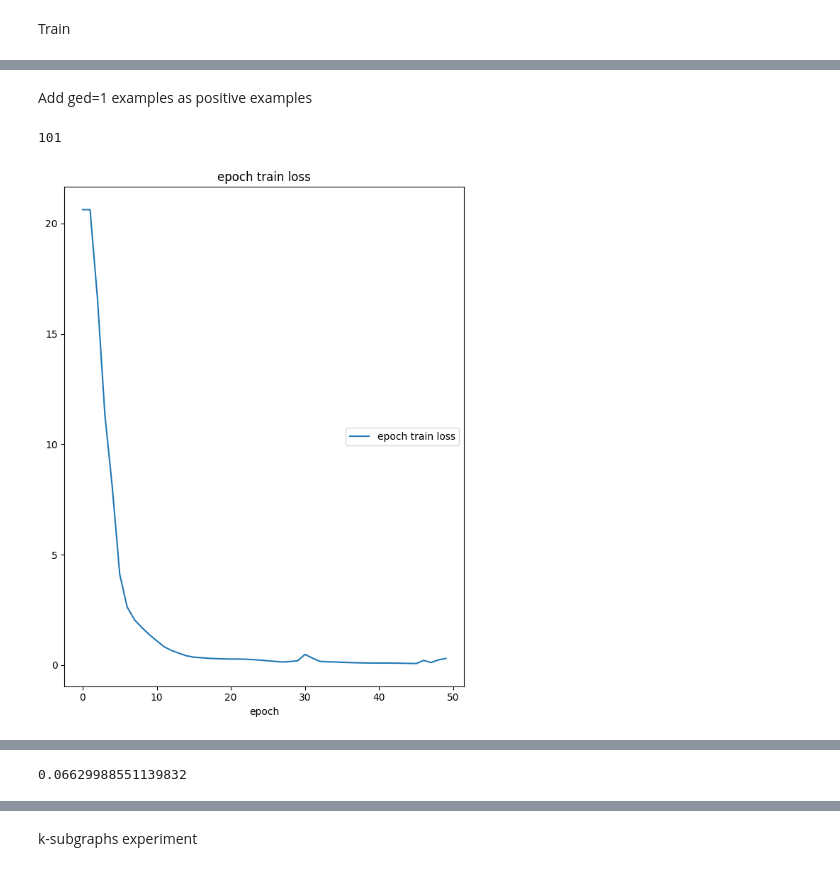
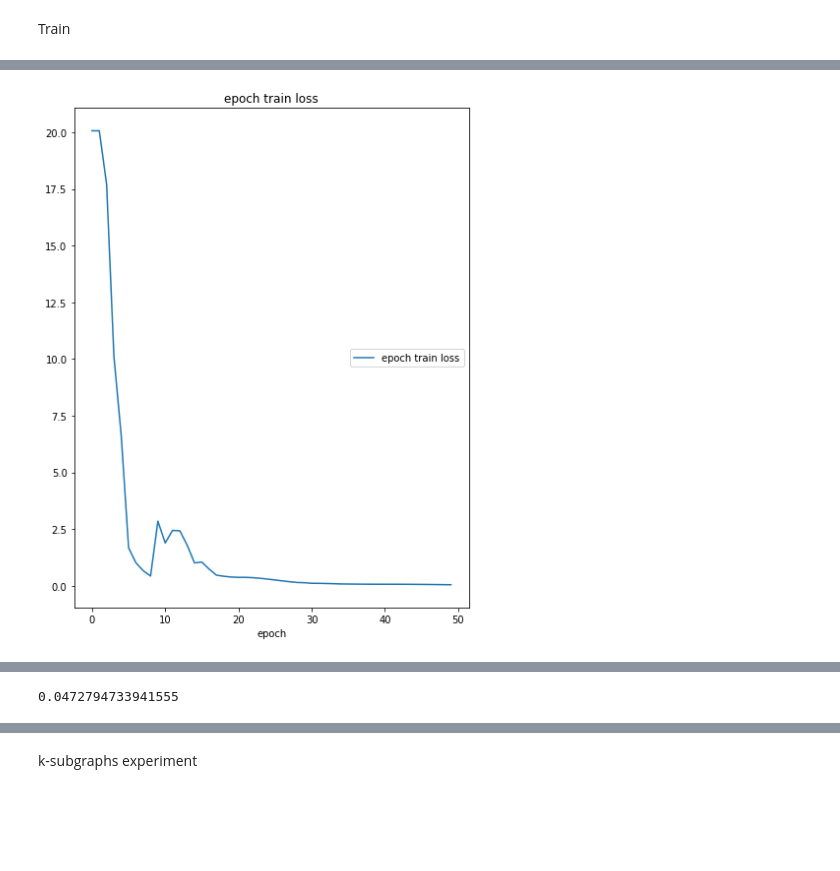
Before and after one commit to vistalab-technion/GraphMatching, a Jupyter notebook: notebooks/gnn_embedding_experiments.ipynb, the cells around one changed output, grey strips where cells are left out. Saved outputs shown, nothing was run; the diff lists cells and outputs as text; code cells hidden in the pictures; blank space fills up the shorter version.

```diff
--- a/notebooks/gnn_embedding_experiments.ipynb
+++ b/notebooks/gnn_embedding_experiments.ipynb
@@ -186,7 +514,8 @@ if torch.cuda.is_available():
 # train_graphs, test_graphs = separate_data(graphs, seed=0, fold_idx=0, n_splits=1)
 # train_graphs = graphs[:4]
 # test_graphs = graphs[4:]
-train_graphs = test_graphs = graphs
+train_graphs = graphs[:N_training]
+test_graphs = graphs[N_training:]
 
 model = GraphCNN(num_layers=5, num_mlp_layers = 2, input_dim=train_graphs[0].node_features.shape[1], hidden_dim=64, output_dim=num_classes, final_dropout=0.5, learn_eps=False, graph_pooling_type="sum", neighbor_pooling_type="sum", device=device)
 
@@ -198,8 +527,8 @@ Train and Test
 liveloss = PlotLosses(mode='notebook')
 
 filename = ""
-epochs = 3
-k_update_plot = 25
+epochs = 20
+k_update_plot = 1
 
 for epoch in range(1, epochs + 1):
     scheduler.step()
@@ -271,0 +609,5 @@ all_embeddings = model.get_embedding(graphs)
+# %%
+# keep only one instance of each graph
+graphs, num_classes = transform_into_s2vgraphs(subgraphs, labels)
+
+all_embeddings = model.get_embedding(graphs)
@@ -298,9 +640,8 @@ Contrastive loss training
 Assemble graph pairs data
 # %%
 train_samples_list = []
-reference_subgraph_index = 0
-reference_subgraph = subgraphs[reference_subgraph_index]
-negative_examples_subgraphs = subgraphs[1:]
+reference_subgraph = subgraphs[REFERENCE_GRAPH_ORIGINAL_INDEX]
+negative_examples_subgraphs = subgraphs[:REFERENCE_GRAPH_ORIGINAL_INDEX] + subgraphs[REFERENCE_GRAPH_ORIGINAL_INDEX+1:]
 
 for subgraph in subgraphs:
     if subgraph == reference_subgraph:
@@ -437,2 +785,0 @@ finished monitoring training
-# %% [markdown]
-Add ged=1 examples as positive examples
@@ -474,15 +786,11 @@ for perturbed_graph in perturbed_graphs:
-# %%
-len(train_samples_list)
-# %% [output]
-101
 # %%
 val_samples_list = train_samples_list
 model_factory_func = lambda device: GraphCNN(num_layers=5, num_mlp_layers = 2, input_dim=input_dim, hidden_dim=64, output_dim=num_classes, final_dropout=0.5, learn_eps=False, graph_pooling_type="sum", neighbor_pooling_type="sum", device=device)
 solver_params["batch_size"] = len(train_samples_list)
 
 trainer, graph_metric_nn, model = init_embedding_net_and_trainer(model_factory_func)
 
-trainer.train(processes_device_ids=[0], use_existing_data_loaders=False, train_samples_list=train_samples_list, val_samples_list=val_samples_list)
+trainer.train(processes_device_ids=['cpu'], use_existing_data_loaders=False, train_samples_list=train_samples_list, val_samples_list=val_samples_list)
 # %% [output]
-[figure, old version]
+[figure, new version]
 epoch train loss
@@ -492,4 +799,4 @@ training worker process #0 finished
 finished monitoring training
-0.06629988551139832
+0.0472794733941555
 # %%
 all_s2v_graphs = generate_s2v_graphs([subgraph.G for subgraph in subgraphs] + perturbed_graphs)
```
Also changed, not shown: parts of 68 cells of this notebook.
